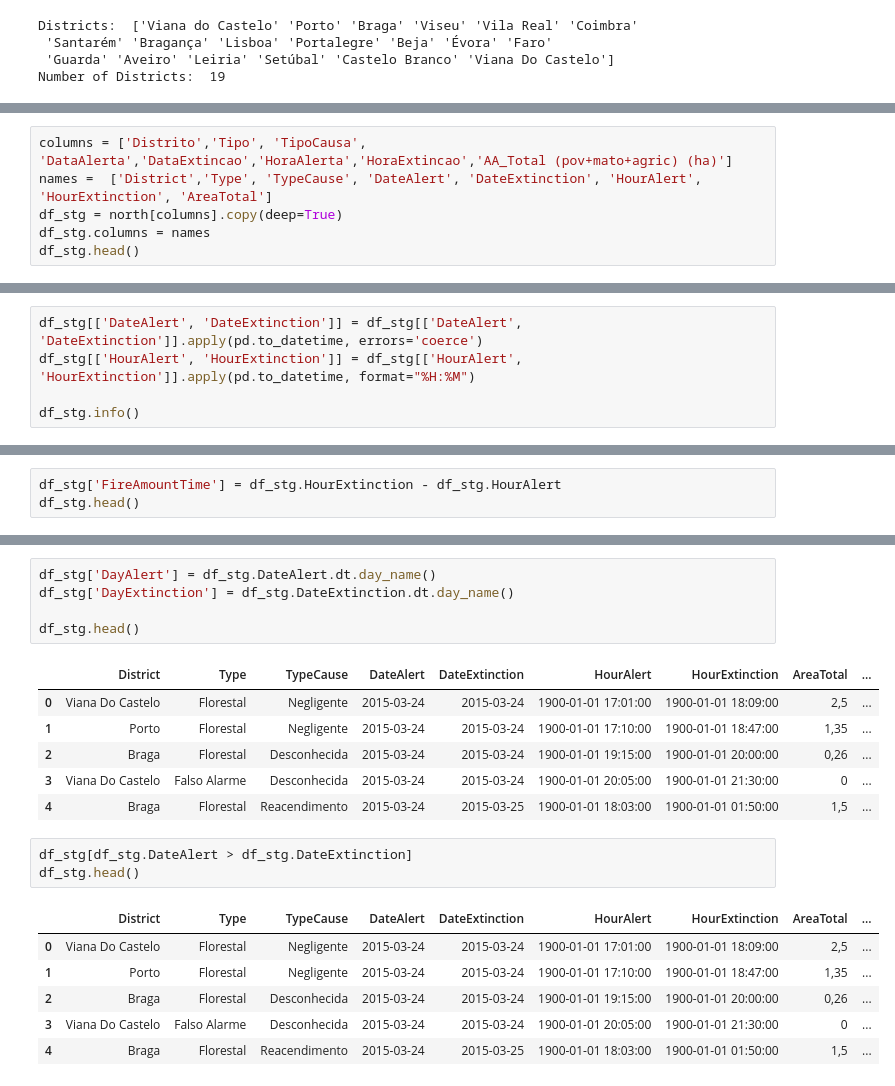
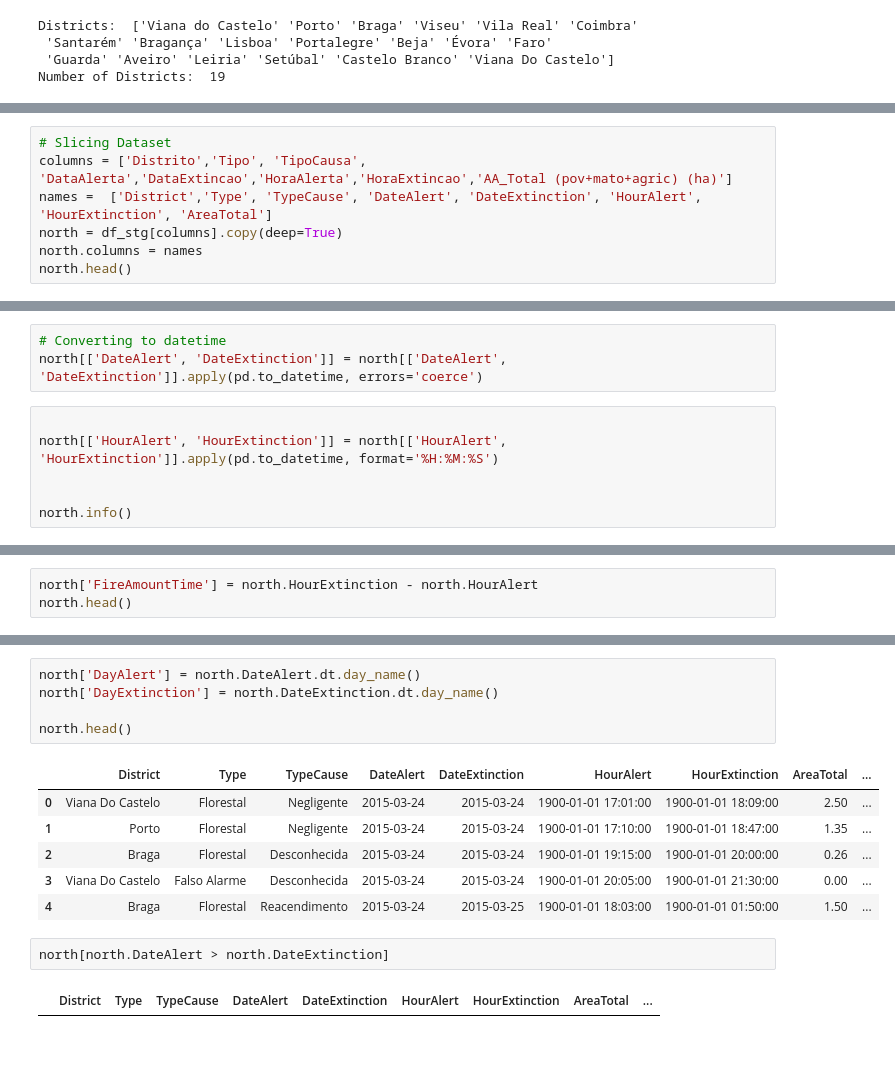
Before and after one commit to Sandokhan/mdse-stats, a Jupyter notebook: wildfire.ipynb, the cells around one changed output, grey strips where cells are left out. Drawn from its saved outputs; the diff is of its cells as text; blank space fills up the shorter version.

```diff
--- a/wildfire.ipynb
+++ b/wildfire.ipynb
@@ -83,8 +123,9 @@ north.head()
 # %%
+# Slicing Dataset
 columns = ['Distrito','Tipo', 'TipoCausa', 'DataAlerta','DataExtincao','HoraAlerta','HoraExtincao','AA_Total (pov+mato+agric) (ha)']
 names =  ['District','Type', 'TypeCause', 'DateAlert', 'DateExtinction', 'HourAlert', 'HourExtinction', 'AreaTotal']
-df_stg = north[columns].copy(deep=True)
-df_stg.columns = names
-df_stg.head()
+north = df_stg[columns].copy(deep=True)
+north.columns = names
+north.head()
 # %% [output]
 |  | District | Type | TypeCause | DateAlert | DateExtinction | HourAlert | HourExtinction | AreaTotal |
@@ -114,8 +137,12 @@ memory usage: 653.1+ KB
+# %%
+# Converting to datetime
+north[['DateAlert', 'DateExtinction']] = north[['DateAlert', 'DateExtinction']].apply(pd.to_datetime, errors='coerce')
 # %%
-df_stg[['DateAlert', 'DateExtinction']] = df_stg[['DateAlert', 'DateExtinction']].apply(pd.to_datetime, errors='coerce')
-df_stg[['HourAlert', 'HourExtinction']] = df_stg[['HourAlert', 'HourExtinction']].apply(pd.to_datetime, format="%H:%M")
 
-df_stg.info()
+north[['HourAlert', 'HourExtinction']] = north[['HourAlert', 'HourExtinction']].apply(pd.to_datetime, format='%H:%M:%S')
+
+
+north.info()
 # %% [output]
 <class 'pandas.core.frame.DataFrame'>
 RangeIndex: 10448 entries, 0 to 10447
@@ -144,5 +171,5 @@ df_stg.head()
 # %%
-df_stg['FireAmountTime'] = df_stg.HourExtinction - df_stg.HourAlert
-df_stg.head()
+north['FireAmountTime'] = north.HourExtinction - north.HourAlert
+north.head()
 # %% [output]
 |  | District | Type | TypeCause | DateAlert | DateExtinction | HourAlert | HourExtinction | AreaTotal | ... |
@@ -154,22 +181,16 @@ df_stg.head()
 # %%
-df_stg['DayAlert'] = df_stg.DateAlert.dt.day_name()
-df_stg['DayExtinction'] = df_stg.DateExtinction.dt.day_name()
+north['DayAlert'] = north.DateAlert.dt.day_name()
+north['DayExtinction'] = north.DateExtinction.dt.day_name()
 
-df_stg.head()
+north.head()
 # %% [output]
 |  | District | Type | TypeCause | DateAlert | DateExtinction | HourAlert | HourExtinction | AreaTotal | ... |
-| 0 | Viana Do Castelo | Florestal | Negligente | 2015-03-24 | 2015-03-24 | 1900-01-01 17:01:00 | 1900-01-01 18:09:00 | 2,5 | ... |
-| 1 | Porto | Florestal | Negligente | 2015-03-24 | 2015-03-24 | 1900-01-01 17:10:00 | 1900-01-01 18:47:00 | 1,35 | ... |
-| 2 | Braga | Florestal | Desconhecida | 2015-03-24 | 2015-03-24 | 1900-01-01 19:15:00 | 1900-01-01 20:00:00 | 0,26 | ... |
-| 3 | Viana Do Castelo | Falso Alarme | Desconhecida | 2015-03-24 | 2015-03-24 | 1900-01-01 20:05:00 | 1900-01-01 21:30:00 | 0 | ... |
-| 4 | Braga | Florestal | Reacendimento | 2015-03-24 | 2015-03-25 | 1900-01-01 18:03:00 | 1900-01-01 01:50:00 | 1,5 | ... |
+| 0 | Viana Do Castelo | Florestal | Negligente | 2015-03-24 | 2015-03-24 | 1900-01-01 17:01:00 | 1900-01-01 18:09:00 | 2.50 | ... |
+| 1 | Porto | Florestal | Negligente | 2015-03-24 | 2015-03-24 | 1900-01-01 17:10:00 | 1900-01-01 18:47:00 | 1.35 | ... |
+| 2 | Braga | Florestal | Desconhecida | 2015-03-24 | 2015-03-24 | 1900-01-01 19:15:00 | 1900-01-01 20:00:00 | 0.26 | ... |
+| 3 | Viana Do Castelo | Falso Alarme | Desconhecida | 2015-03-24 | 2015-03-24 | 1900-01-01 20:05:00 | 1900-01-01 21:30:00 | 0.00 | ... |
+| 4 | Braga | Florestal | Reacendimento | 2015-03-24 | 2015-03-25 | 1900-01-01 18:03:00 | 1900-01-01 01:50:00 | 1.50 | ... |
-# %%
-df_stg[df_stg.DateAlert > df_stg.DateExtinction]
-df_stg.head()
-# %% [output]
-|  | District | Type | TypeCause | DateAlert | DateExtinction | HourAlert | HourExtinction | AreaTotal | ... |
-| 0 | Viana Do Castelo | Florestal | Negligente | 2015-03-24 | 2015-03-24 | 1900-01-01 17:01:00 | 1900-01-01 18:09:00 | 2,5 | ... |
-| 1 | Porto | Florestal | Negligente | 2015-03-24 | 2015-03-24 | 1900-01-01 17:10:00 | 1900-01-01 18:47:00 | 1,35 | ... |
-| 2 | Braga | Florestal | Desconhecida | 2015-03-24 | 2015-03-24 | 1900-01-01 19:15:00 | 1900-01-01 20:00:00 | 0,26 | ... |
-| 3 | Viana Do Castelo | Falso Alarme | Desconhecida | 2015-03-24 | 2015-03-24 | 1900-01-01 20:05:00 | 1900-01-01 21:30:00 | 0 | ... |
-| 4 | Braga | Florestal | Reacendimento | 2015-03-24 | 2015-03-25 | 1900-01-01 18:03:00 | 1900-01-01 01:50:00 | 1,5 | ... |
+# %%
+north[north.DateAlert > north.DateExtinction]
+# %% [output]
+|  | District | Type | TypeCause | DateAlert | DateExtinction | HourAlert | HourExtinction | AreaTotal | ... |
```
Also changed, not shown: parts of 19 cells of this notebook.
